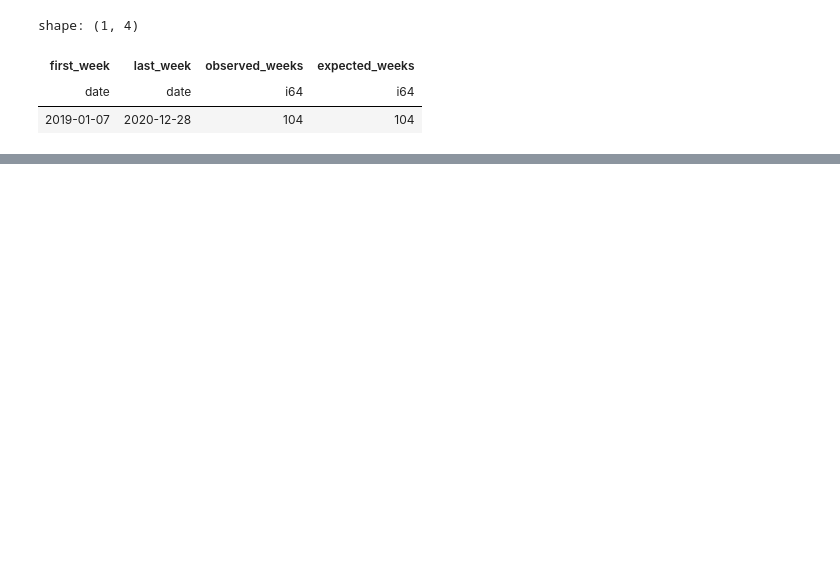
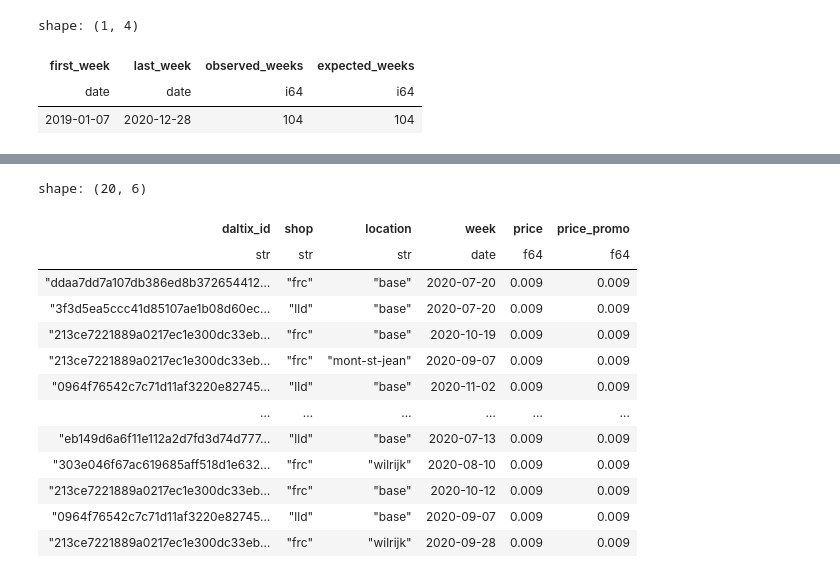
Before and after one commit to diogovasconcelosmerca/daltix-case, a Jupyter notebook: notebooks/01_source_discovery.ipynb, the cells around one changed output, grey strips where cells are left out. Cells and saved outputs as stored; diff of their text form; code cells hidden in the pictures; blank space fills up the shorter version.

```diff
--- a/notebooks/01_source_discovery.ipynb
+++ b/notebooks/01_source_discovery.ipynb
@@ -546,0 +624,33 @@ duck.close()
+# %%
+# Inspect the lowest positive regular prices.
+
+lowest_prices = duck.sql(f"""
+    SELECT
+        daltix_id,
+        shop,
+        location,
+        week,
+        price,
+        price_promo
+    FROM read_parquet('{weekly_prices_path}')
+    WHERE price > 0
+    ORDER BY price
+    LIMIT 20;
+""").pl()
+
+lowest_prices
+# %% [output]
+shape: (20, 6)
+| daltix_id | shop | location | week | price | price_promo |
+| str | str | str | date | f64 | f64 |
+| "ddaa7dd7a107db386ed8b372654412… | "frc" | "base" | 2020-07-20 | 0.009 | 0.009 |
+| "3f3d5ea5ccc41d85107ae1b08d60ec… | "lld" | "base" | 2020-07-20 | 0.009 | 0.009 |
+| "213ce7221889a0217ec1e300dc33eb… | "frc" | "base" | 2020-10-19 | 0.009 | 0.009 |
+| "213ce7221889a0217ec1e300dc33eb… | "frc" | "mont-st-jean" | 2020-09-07 | 0.009 | 0.009 |
+| "0964f76542c7c71d11af3220e82745… | "lld" | "base" | 2020-11-02 | 0.009 | 0.009 |
+| … | … | … | … | … | … |
+| "eb149d6a6f11e112a2d7fd3d74d777… | "lld" | "base" | 2020-07-13 | 0.009 | 0.009 |
+| "303e046f67ac619685aff518d1e632… | "frc" | "wilrijk" | 2020-08-10 | 0.009 | 0.009 |
+| "213ce7221889a0217ec1e300dc33eb… | "frc" | "base" | 2020-10-12 | 0.009 | 0.009 |
+| "0964f76542c7c71d11af3220e82745… | "lld" | "base" | 2020-09-07 | 0.009 | 0.009 |
+| "213ce7221889a0217ec1e300dc33eb… | "frc" | "wilrijk" | 2020-09-28 | 0.009 | 0.009 |
```
Also changed, not shown: parts of 204 cells of this notebook, 23 other files.
